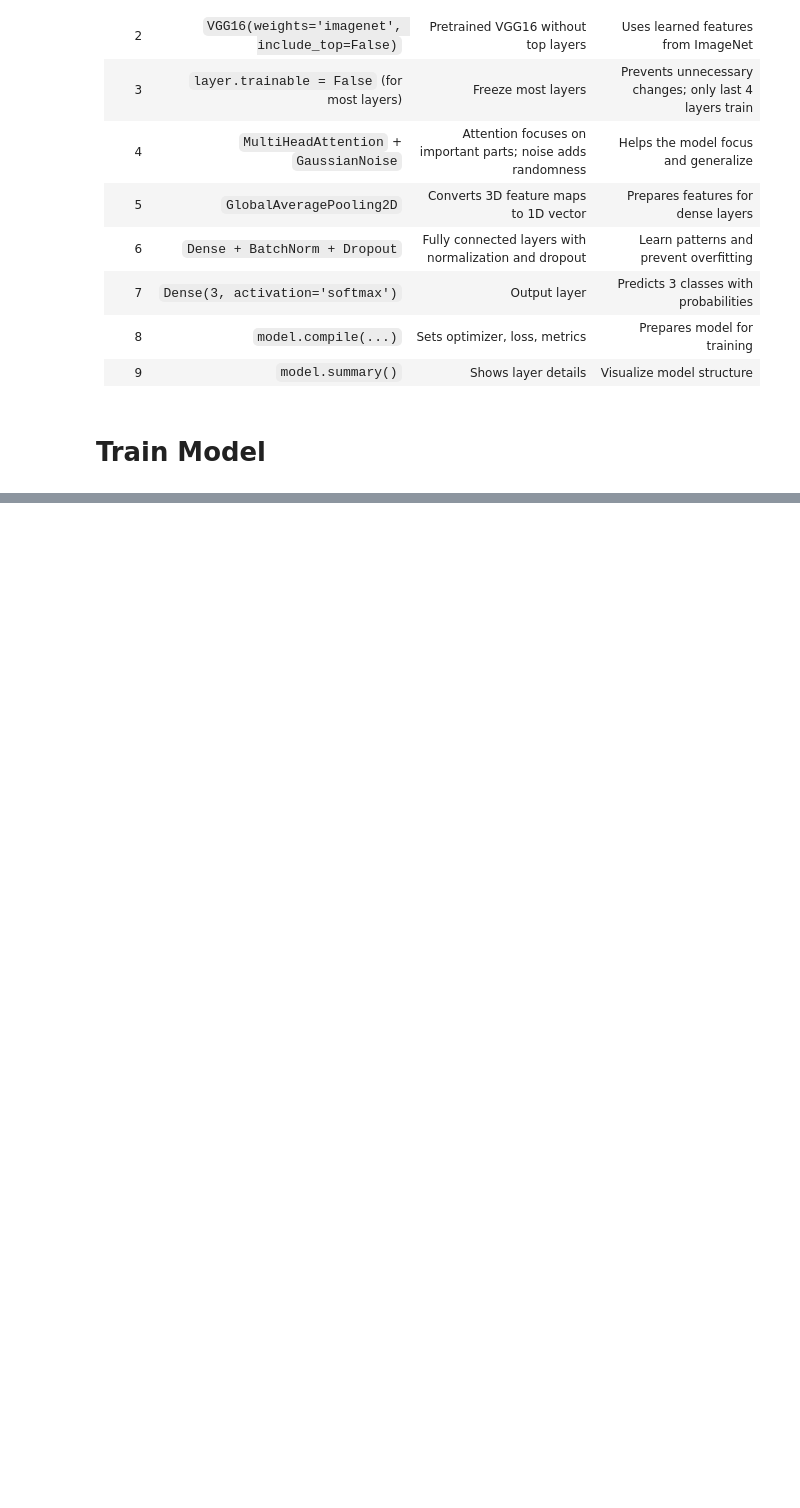
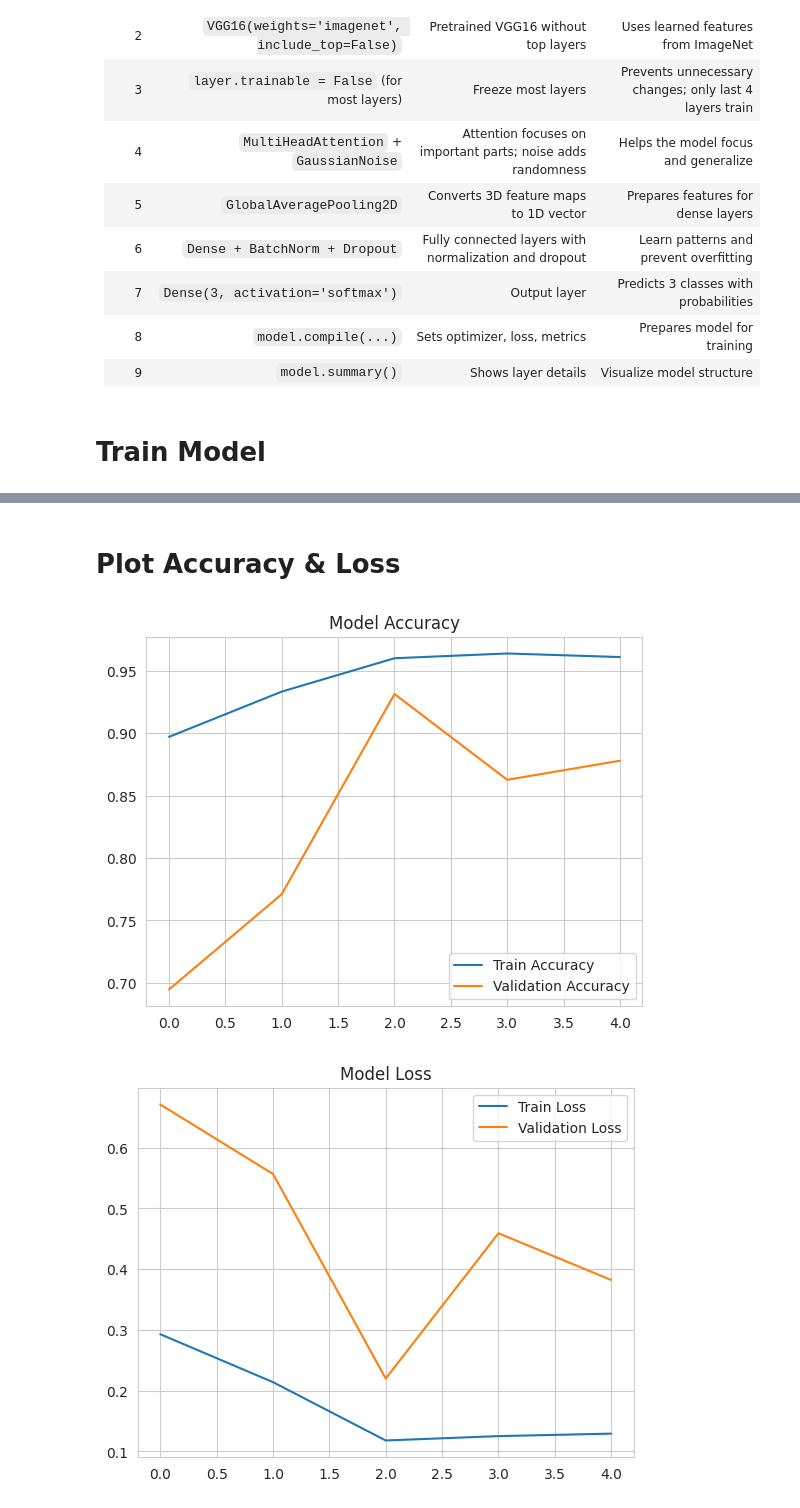
Before and after one commit to samiha-mahin/An-Image-Processing-Repo, a Jupyter notebook: Breast_Cancer_Classification.ipynb, the cells around one changed output, grey strips where cells are left out. Cells and saved outputs as stored; diff of their text form; code cells hidden in the pictures; blank space fills up the shorter version.

```diff
--- a/Breast_Cancer_Classification.ipynb
+++ b/Breast_Cancer_Classification.ipynb
@@ -141,18 +141,22 @@ Passing `palette` without assigning `hue` is deprecated and will be removed in v
 from sklearn.preprocessing import LabelEncoder
 from imblearn.over_sampling import RandomOverSampler
 # %%
-#Encoding the labels into the numbers
+from sklearn.preprocessing import LabelEncoder
+from imblearn.over_sampling import RandomOverSampler
+import pandas as pd
+
+# Encode labels into numbers
 encoder = LabelEncoder()
-df["Label_num"] = encoder.fit_transform(df["label"])
+df["category_encoded"] = encoder.fit_transform(df["label"])
 
-#Oversample to balance classes
+# Oversample to balance classes
 ros = RandomOverSampler(random_state=42)
-X, y = ros.fit_resample(df[["image_path"]], df["Label_num"])
+X, y = ros.fit_resample(df[["image_path"]], df["category_encoded"])
 
-#Creating the new balanced dataFrame
-df_balanced = pd.DataFrame({"image_path":X["image_path"] , "label_num":y})
+# Create the new balanced DataFrame
+df_resampled = pd.DataFrame({"image_path": X["image_path"], "category_encoded": y})
 
 print("\nBalanced class counts:")
-print(df_balanced["label_num"].value_counts())
+print(df_resampled["category_encoded"].value_counts())
 # %% [output]
 Balanced class counts:
@@ -302,7 +306,7 @@ early_stopping = EarlyStopping(monitor='val_loss', patience=5, restore_best_weig
 
 history = model.fit(train_gen,
                     validation_data=valid_gen,
-                    epochs=15,
+                    epochs=5,
                     callbacks=[early_stopping],
                     verbose=1)
 # %% [output]
@@ -310,0 +323,17 @@ Epoch 1/15
+# %% [markdown]
+# **Plot Accuracy & Loss**
+# %%
+plt.plot(history.history['accuracy'], label='Train Accuracy')
+plt.plot(history.history['val_accuracy'], label='Validation Accuracy')
+plt.legend()
+plt.title("Model Accuracy")
+plt.show()
+
+plt.plot(history.history['loss'], label='Train Loss')
+plt.plot(history.history['val_loss'], label='Validation Loss')
+plt.legend()
+plt.title("Model Loss")
+plt.show()
+# %% [output]
+[figure, added]
+[figure, added]
```
Also changed, not shown: parts of 7 cells of this notebook.
